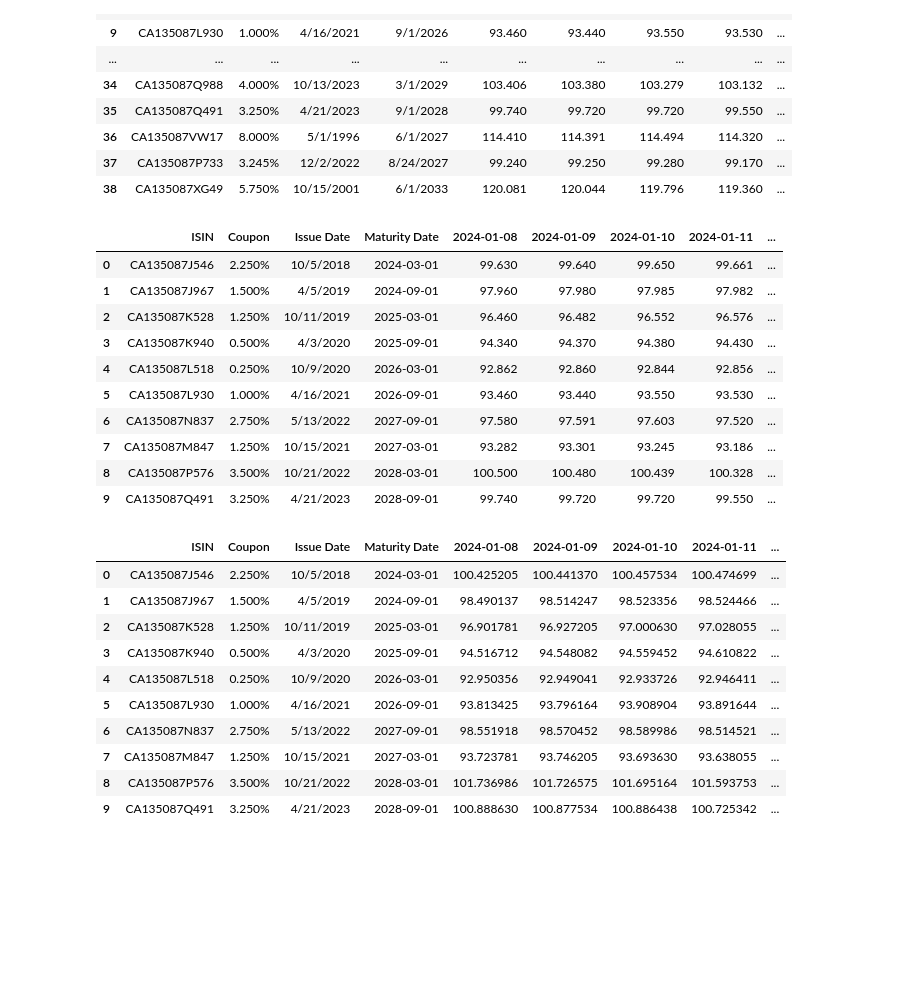
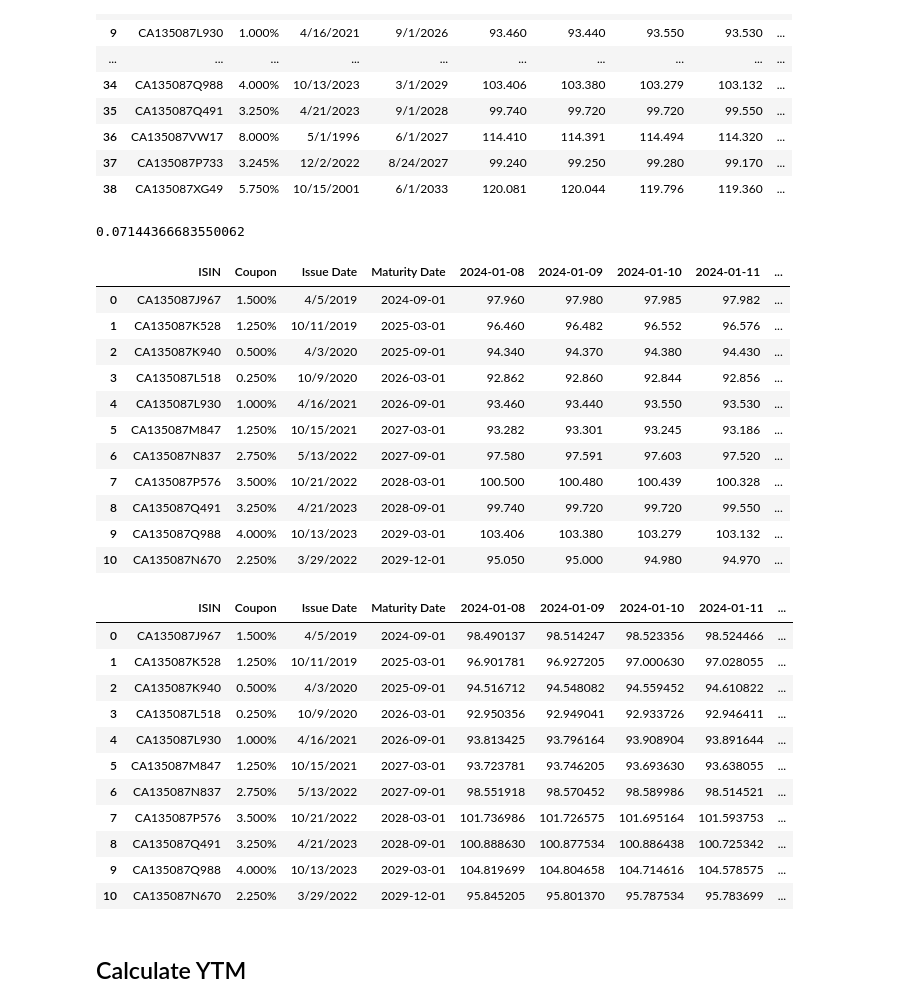
Before and after one commit to HZjl829/Yield-Curve-Project, a Jupyter notebook: code.ipynb, the cells around one changed output. Saved outputs shown, nothing was run; the diff lists cells and outputs as text; code cells hidden in the pictures; blank space fills up the shorter version.

```diff
--- a/code.ipynb
+++ b/code.ipynb
@@ -30,32 +38,46 @@ df
 | 36 | CA135087VW17 | 8.000% | 5/1/1996 | 6/1/2027 | 114.410 | 114.391 | 114.494 | 114.320 | ... |
 | 37 | CA135087P733 | 3.245% | 12/2/2022 | 8/24/2027 | 99.240 | 99.250 | 99.280 | 99.170 | ... |
 | 38 | CA135087XG49 | 5.750% | 10/15/2001 | 6/1/2033 | 120.081 | 120.044 | 119.796 | 119.360 | ... |
+# %%
+bp.bond_yield(settle="2024-01-08", mat="2024-03-01", cpn=0.025,
+price=99.33, freq=2)
+# %% [output]
+0.07144366683550062
 # %%
 ## for the raw df, create a new dataframe with only maturity date that has either Mar 1 or Sep 1, and year before 2029, not inclusive
 df['Maturity Date'] = pd.to_datetime(df['Maturity Date'])
 
-## only keep rows with maturity date before 2029
-df = df[df['Maturity Date'] < '2029-01-01']
+## only keep rows with maturity date before 2029 and after 2024 march30
+df = df[df['Maturity Date'] < '2030-01-01']
+df = df[df['Maturity Date'] > '2024-08-01']
+
 
 ## only keep rows with maturity date that has either Mar 1 or Sep 1
-df = df[(df['Maturity Date'].dt.month == 3) | (df['Maturity Date'].dt.month == 9)]
+df = df[(df['Maturity Date'].dt.month == 3) | (df['Maturity Date'].dt.month == 9) | (df['Maturity Date'].dt.month == 12)]
 
+
+
+
+## sort the dataframe by maturity date
+df = df.sort_values(by='Maturity Date')
+df
 
 ## row index reset
 df = df.reset_index(drop=True)
 df
 # %% [output]
 |  | ISIN | Coupon | Issue Date | Maturity Date | 2024-01-08 | 2024-01-09 | 2024-01-10 | 2024-01-11 | ... |
-| 0 | CA135087J546 | 2.250% | 10/5/2018 | 2024-03-01 | 99.630 | 99.640 | 99.650 | 99.661 | ... |
-| 1 | CA135087J967 | 1.500% | 4/5/2019 | 2024-09-01 | 97.960 | 97.980 | 97.985 | 97.982 | ... |
-| 2 | CA135087K528 | 1.250% | 10/11/2019 | 2025-03-01 | 96.460 | 96.482 | 96.552 | 96.576 | ... |
-| 3 | CA135087K940 | 0.500% | 4/3/2020 | 2025-09-01 | 94.340 | 94.370 | 94.380 | 94.430 | ... |
-| 4 | CA135087L518 | 0.250% | 10/9/2020 | 2026-03-01 | 92.862 | 92.860 | 92.844 | 92.856 | ... |
-| 5 | CA135087L930 | 1.000% | 4/16/2021 | 2026-09-01 | 93.460 | 93.440 | 93.550 | 93.530 | ... |
+| 0 | CA135087J967 | 1.500% | 4/5/2019 | 2024-09-01 | 97.960 | 97.980 | 97.985 | 97.982 | ... |
+| 1 | CA135087K528 | 1.250% | 10/11/2019 | 2025-03-01 | 96.460 | 96.482 | 96.552 | 96.576 | ... |
+| 2 | CA135087K940 | 0.500% | 4/3/2020 | 2025-09-01 | 94.340 | 94.370 | 94.380 | 94.430 | ... |
+| 3 | CA135087L518 | 0.250% | 10/9/2020 | 2026-03-01 | 92.862 | 92.860 | 92.844 | 92.856 | ... |
+| 4 | CA135087L930 | 1.000% | 4/16/2021 | 2026-09-01 | 93.460 | 93.440 | 93.550 | 93.530 | ... |
+| 5 | CA135087M847 | 1.250% | 10/15/2021 | 2027-03-01 | 93.282 | 93.301 | 93.245 | 93.186 | ... |
 | 6 | CA135087N837 | 2.750% | 5/13/2022 | 2027-09-01 | 97.580 | 97.591 | 97.603 | 97.520 | ... |
-| 7 | CA135087M847 | 1.250% | 10/15/2021 | 2027-03-01 | 93.282 | 93.301 | 93.245 | 93.186 | ... |
-| 8 | CA135087P576 | 3.500% | 10/21/2022 | 2028-03-01 | 100.500 | 100.480 | 100.439 | 100.328 | ... |
-| 9 | CA135087Q491 | 3.250% | 4/21/2023 | 2028-09-01 | 99.740 | 99.720 | 99.720 | 99.550 | ... |
+| 7 | CA135087P576 | 3.500% | 10/21/2022 | 2028-03-01 | 100.500 | 100.480 | 100.439 | 100.328 | ... |
+| 8 | CA135087Q491 | 3.250% | 4/21/2023 | 2028-09-01 | 99.740 | 99.720 | 99.720 | 99.550 | ... |
+| 9 | CA135087Q988 | 4.000% | 10/13/2023 | 2029-03-01 | 103.406 | 103.380 | 103.279 | 103.132 | ... |
+| 10 | CA135087N670 | 2.250% | 3/29/2022 | 2029-12-01 | 95.050 | 95.000 | 94.980 | 94.970 | ... |
 # %%
 def dirty_price(close_date, clean_price, coupon_rate):
     """
@@ -91,14 +113,17 @@ for i in range(len(df)):
 df_dirty
 # %% [output]
 |  | ISIN | Coupon | Issue Date | Maturity Date | 2024-01-08 | 2024-01-09 | 2024-01-10 | 2024-01-11 | ... |
-| 0 | CA135087J546 | 2.250% | 10/5/2018 | 2024-03-01 | 100.425205 | 100.441370 | 100.457534 | 100.474699 | ... |
-| 1 | CA135087J967 | 1.500% | 4/5/2019 | 2024-09-01 | 98.490137 | 98.514247 | 98.523356 | 98.524466 | ... |
-| 2 | CA135087K528 | 1.250% | 10/11/2019 | 2025-03-01 | 96.901781 | 96.927205 | 97.000630 | 97.028055 | ... |
-| 3 | CA135087K940 | 0.500% | 4/3/2020 | 2025-09-01 | 94.516712 | 94.548082 | 94.559452 | 94.610822 | ... |
-| 4 | CA135087L518 | 0.250% | 10/9/2020 | 2026-03-01 | 92.950356 | 92.949041 | 92.933726 | 92.946411 | ... |
-| 5 | CA135087L930 | 1.000% | 4/16/2021 | 2026-09-01 | 93.813425 | 93.796164 | 93.908904 | 93.891644 | ... |
+| 0 | CA135087J967 | 1.500% | 4/5/2019 | 2024-09-01 | 98.490137 | 98.514247 | 98.523356 | 98.524466 | ... |
+| 1 | CA135087K528 | 1.250% | 10/11/2019 | 2025-03-01 | 96.901781 | 96.927205 | 97.000630 | 97.028055 | ... |
+| 2 | CA135087K940 | 0.500% | 4/3/2020 | 2025-09-01 | 94.516712 | 94.548082 | 94.559452 | 94.610822 | ... |
+| 3 | CA135087L518 | 0.250% | 10/9/2020 | 2026-03-01 | 92.950356 | 92.949041 | 92.933726 | 92.946411 | ... |
+| 4 | CA135087L930 | 1.000% | 4/16/2021 | 2026-09-01 | 93.813425 | 93.796164 | 93.908904 | 93.891644 | ... |
+| 5 | CA135087M847 | 1.250% | 10/15/2021 | 2027-03-01 | 93.723781 | 93.746205 | 93.693630 | 93.638055 | ... |
 | 6 | CA135087N837 | 2.750% | 5/13/2022 | 2027-09-01 | 98.551918 | 98.570452 | 98.589986 | 98.514521 | ... |
-| 7 | CA135087M847 | 1.250% | 10/15/2021 | 2027-03-01 | 93.723781 | 93.746205 | 93.693630 | 93.638055 | ... |
-| 8 | CA135087P576 | 3.500% | 10/21/2022 | 2028-03-01 | 101.736986 | 101.726575 | 101.695164 | 101.593753 | ... |
-| 9 | CA135087Q491 | 3.250% | 4/21/2023 | 2028-09-01 | 100.888630 | 100.877534 | 100.886438 | 100.725342 | ... |
+| 7 | CA135087P576 | 3.500% | 10/21/2022 | 2028-03-01 | 101.736986 | 101.726575 | 101.695164 | 101.593753 | ... |
+| 8 | CA135087Q491 | 3.250% | 4/21/2023 | 2028-09-01 | 100.888630 | 100.877534 | 100.886438 | 100.725342 | ... |
+| 9 | CA135087Q988 | 4.000% | 10/13/2023 | 2029-03-01 | 104.819699 | 104.804658 | 104.714616 | 104.578575 | ... |
+| 10 | CA135087N670 | 2.250% | 3/29/2022 | 2029-12-01 | 95.845205 | 95.801370 | 95.787534 | 95.783699 | ... |
+# %% [markdown]
+## Calculate YTM
 # %%
```
Also changed, not shown: parts of 11 cells of this notebook.
